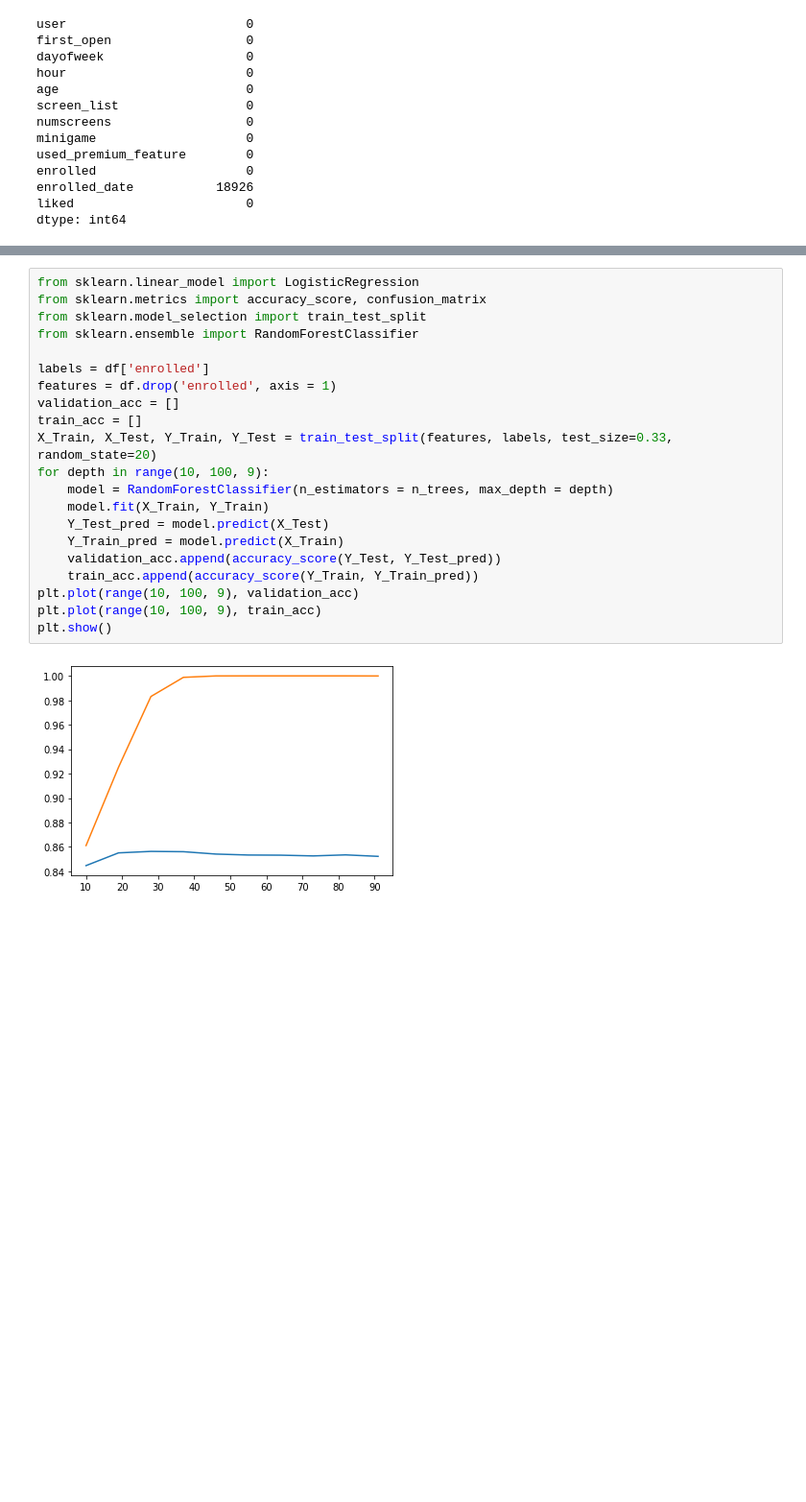
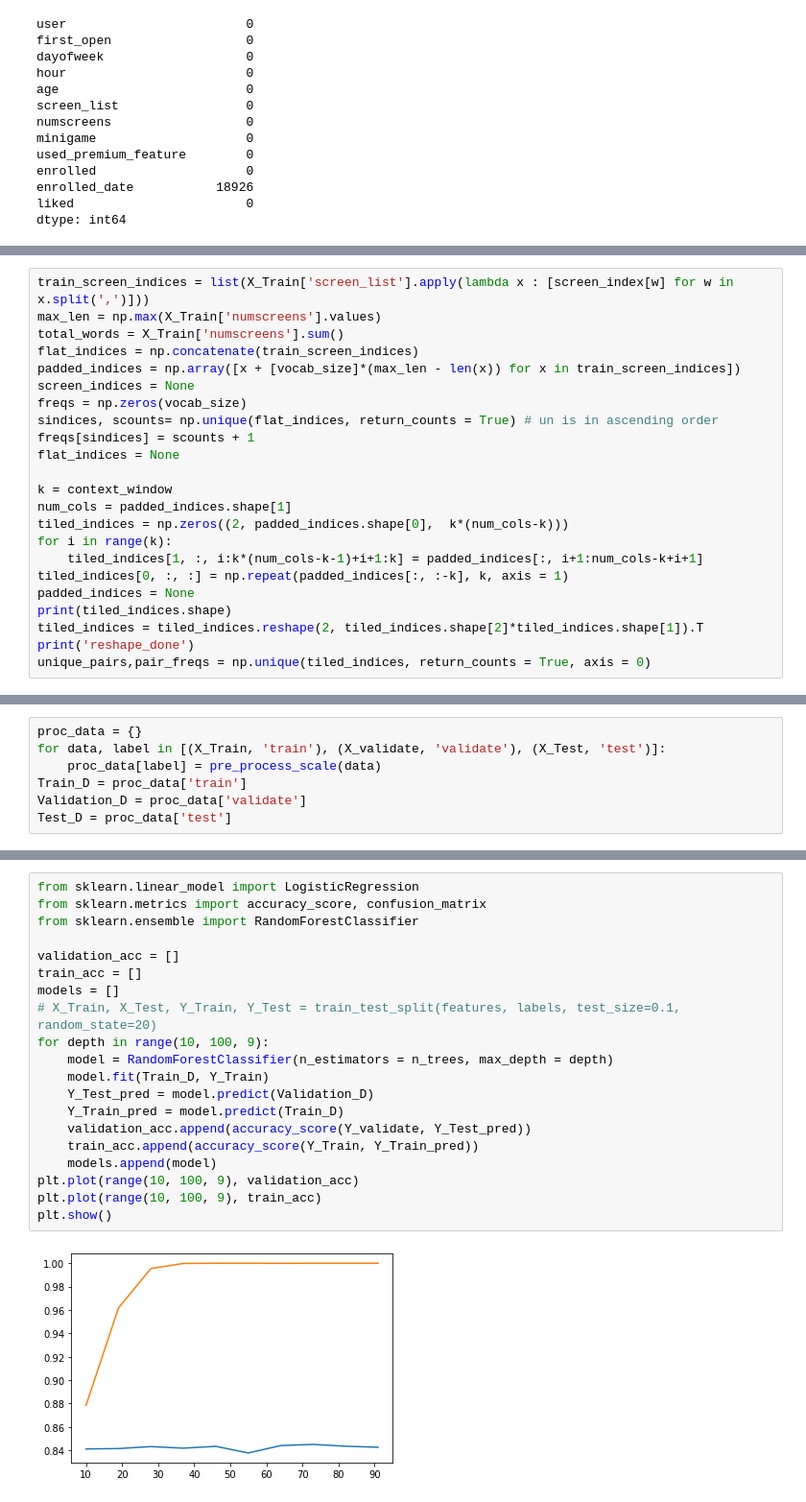
Before and after one commit to Rohan-Ganesh/CSI_ML_Project, a Jupyter notebook: Rohan/App_Behaviour.ipynb, the cells around one changed output, grey strips where cells are left out. Shown: that part at 96% size. Cells and saved outputs as stored; diff of their text form; blank space fills up the shorter version.

```diff
--- a/Rohan/App_Behaviour.ipynb
+++ b/Rohan/App_Behaviour.ipynb
@@ -107,0 +88,23 @@ df
+# %%
+train_screen_indices = list(X_Train['screen_list'].apply(lambda x : [screen_index[w] for w in x.split(',')]))
+max_len = np.max(X_Train['numscreens'].values)
+total_words = X_Train['numscreens'].sum()
+flat_indices = np.concatenate(train_screen_indices)
+padded_indices = np.array([x + [vocab_size]*(max_len - len(x)) for x in train_screen_indices])
+screen_indices = None
+freqs = np.zeros(vocab_size)
+sindices, scounts= np.unique(flat_indices, return_counts = True) # un is in ascending order
+freqs[sindices] = scounts + 1
+flat_indices = None
+
+k = context_window
+num_cols = padded_indices.shape[1]
+tiled_indices = np.zeros((2, padded_indices.shape[0],  k*(num_cols-k)))
+for i in range(k):
+    tiled_indices[1, :, i:k*(num_cols-k-1)+i+1:k] = padded_indices[:, i+1:num_cols-k+i+1]
+tiled_indices[0, :, :] = np.repeat(padded_indices[:, :-k], k, axis = 1)
+padded_indices = None
+print(tiled_indices.shape)
+tiled_indices = tiled_indices.reshape(2, tiled_indices.shape[2]*tiled_indices.shape[1]).T
+print('reshape_done')
+unique_pairs,pair_freqs = np.unique(tiled_indices, return_counts = True, axis = 0)
@@ -107,0 +176,7 @@ df
+# %%
+proc_data = {}
+for data, label in [(X_Train, 'train'), (X_validate, 'validate'), (X_Test, 'test')]:
+    proc_data[label] = pre_process_scale(data)
+Train_D = proc_data['train']
+Validation_D = proc_data['validate']
+Test_D = proc_data['test']
@@ -108,23 +203,22 @@ df
 # %%
 from sklearn.linear_model import LogisticRegression
 from sklearn.metrics import accuracy_score, confusion_matrix
-from sklearn.model_selection import train_test_split
 from sklearn.ensemble import RandomForestClassifier
 
-labels = df['enrolled']
-features = df.drop('enrolled', axis = 1)
 validation_acc = []
 train_acc = []
-X_Train, X_Test, Y_Train, Y_Test = train_test_split(features, labels, test_size=0.33, random_state=20)
+models = []
+# X_Train, X_Test, Y_Train, Y_Test = train_test_split(features, labels, test_size=0.1, random_state=20)
 for depth in range(10, 100, 9):
     model = RandomForestClassifier(n_estimators = n_trees, max_depth = depth)
-    model.fit(X_Train, Y_Train)
-    Y_Test_pred = model.predict(X_Test)
-    Y_Train_pred = model.predict(X_Train)
-    validation_acc.append(accuracy_score(Y_Test, Y_Test_pred))
+    model.fit(Train_D, Y_Train)
+    Y_Test_pred = model.predict(Validation_D)
+    Y_Train_pred = model.predict(Train_D)
+    validation_acc.append(accuracy_score(Y_validate, Y_Test_pred))
     train_acc.append(accuracy_score(Y_Train, Y_Train_pred))
+    models.append(model)
 plt.plot(range(10, 100, 9), validation_acc)
 plt.plot(range(10, 100, 9), train_acc)
 plt.show()
 # %% [output]
-[figure, old version]
+[figure, new version]
```
Also changed, not shown: parts of 12 cells of this notebook.
